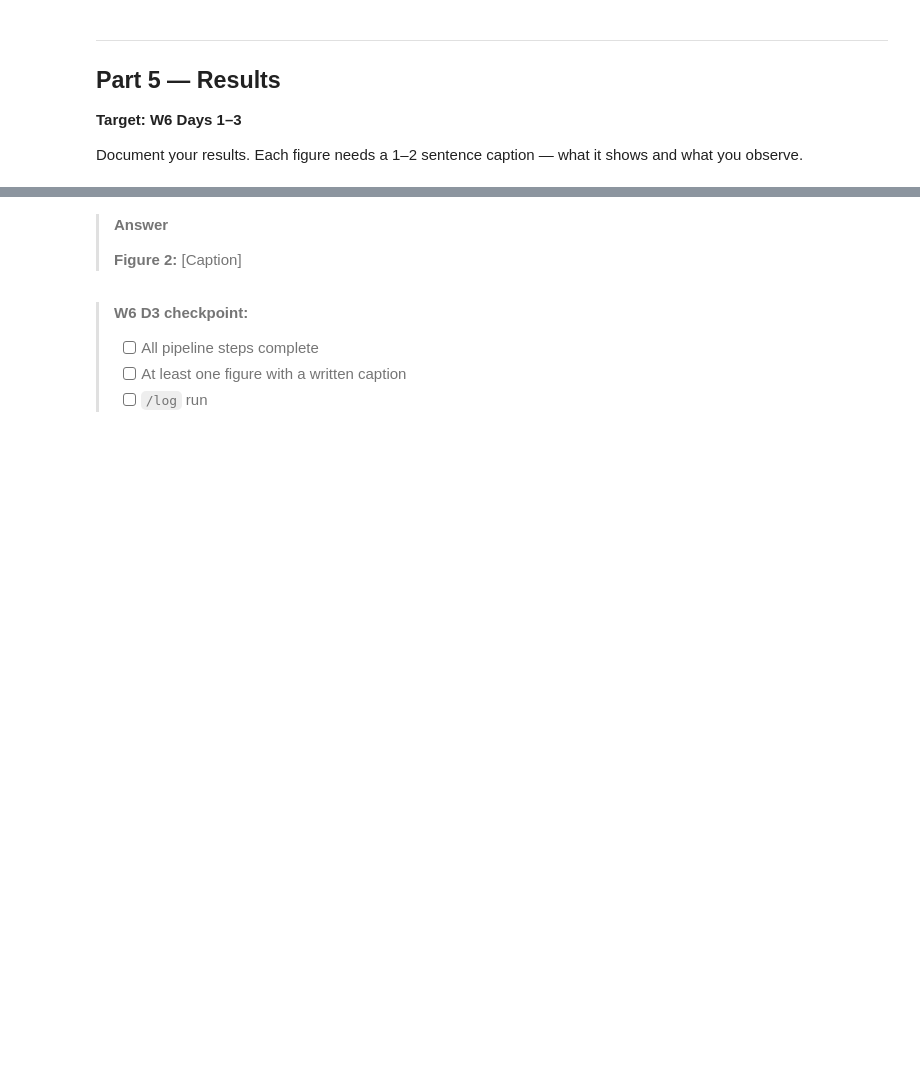
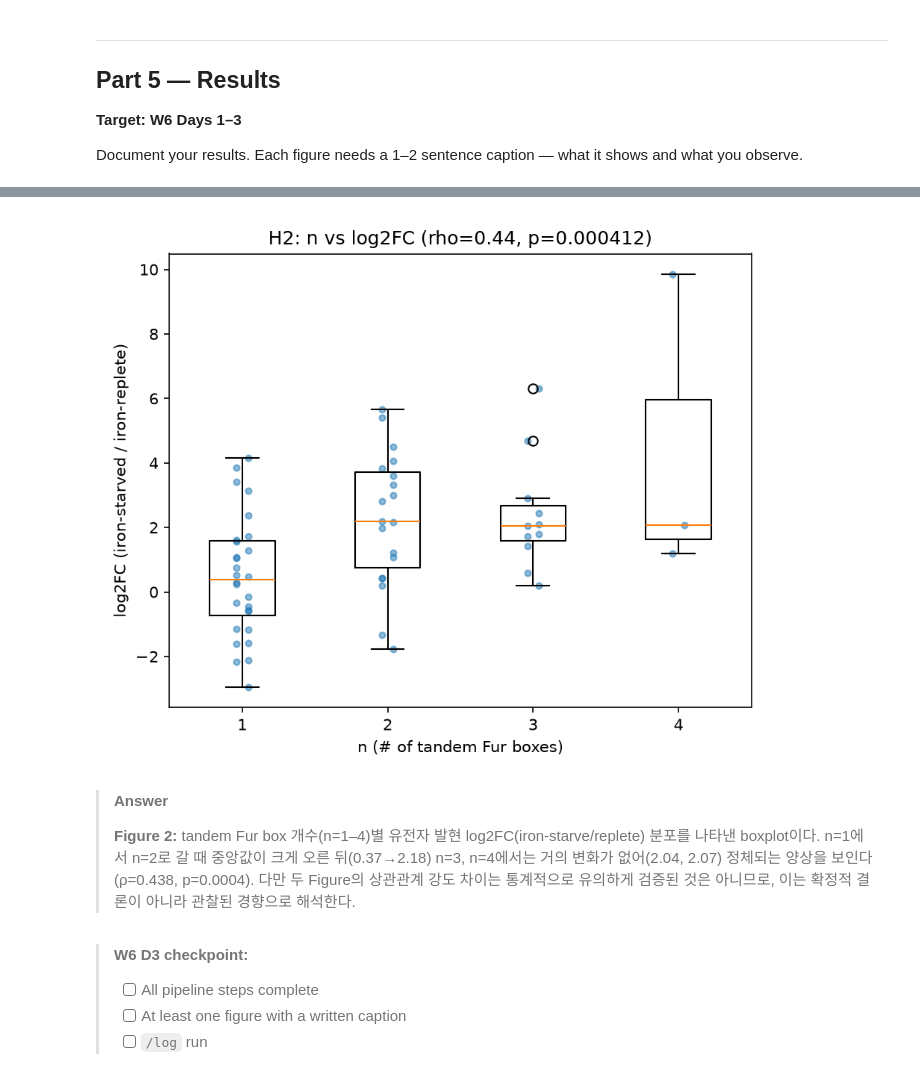
Before and after one commit to KimFart/intern-claude-training, a Jupyter notebook: notebooks/05_miniproject_template.ipynb, the cells around one changed output, grey strips where cells are left out. Drawn from its saved outputs; the diff is of its cells as text; code cells hidden in the pictures; blank space fills up the shorter version.

```diff
--- a/notebooks/05_miniproject_template.ipynb
+++ b/notebooks/05_miniproject_template.ipynb
@@ -355,9 +413,13 @@ Document your results. Each figure needs a 1–2 sentence caption — what it sh
 # %%
 # Figure 2 (add as needed)
+from IPython.display import Image
+Image("../data/module5/fig2_n_vs_log2fc.png")
+# %% [output]
+[figure, added]
 # %% [markdown]
 > **Answer**
 >
-> **Figure 2:** [Caption]
+> **Figure 2:** tandem Fur box 개수(n=1–4)별 유전자 발현 log2FC(iron-starve/replete) 분포를 나타낸 boxplot이다. n=1에서 n=2로 갈 때 중앙값이 크게 오른 뒤(0.37→2.18) n=3, n=4에서는 거의 변화가 없어(2.04, 2.07) 정체되는 양상을 보인다(ρ=0.438, p=0.0004). 다만 두 Figure의 상관관계 강도 차이는 통계적으로 유의하게 검증된 것은 아니므로, 이는 확정적 결론이 아니라 관찰된 경향으로 해석한다.
 # %% [markdown]
 > **W6 D3 checkpoint:**
 > - [ ] All pipeline steps complete
```
Also changed, not shown: parts of 22 cells of this notebook, 1 other file.
